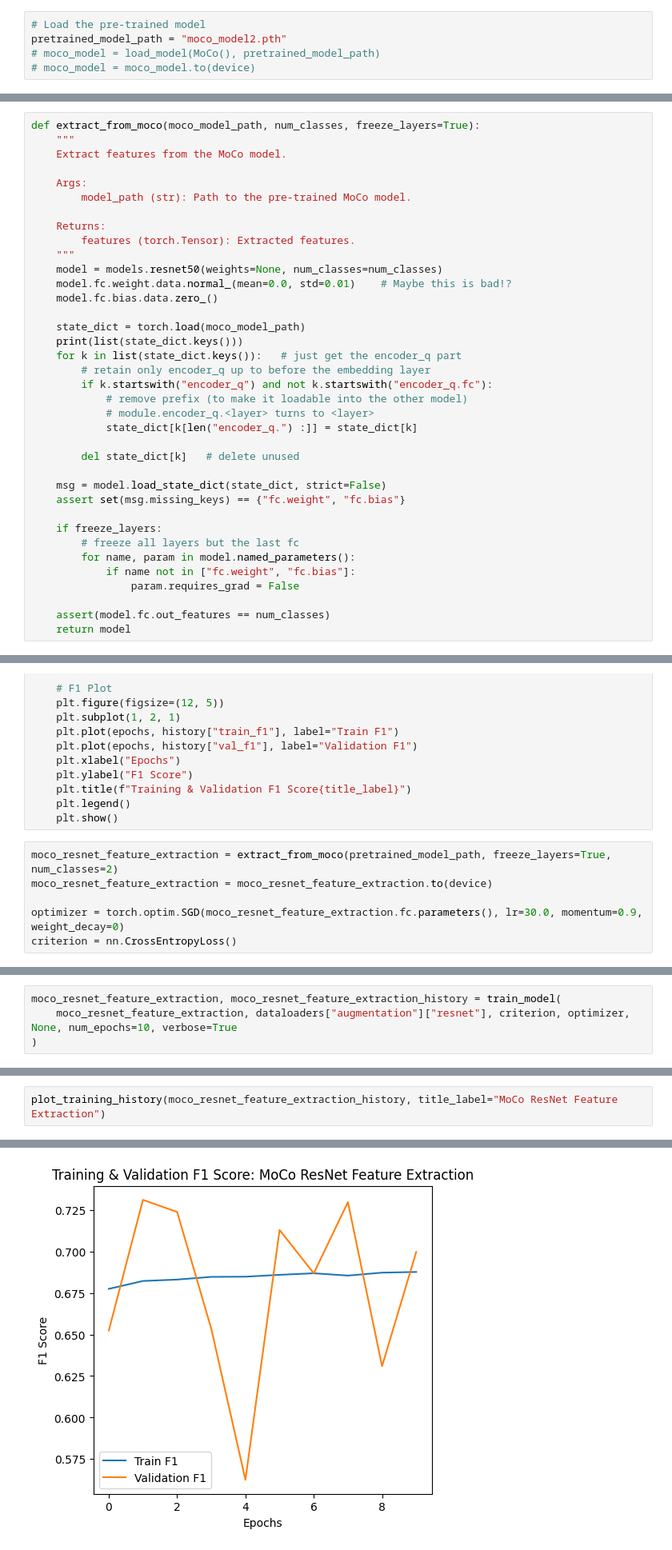
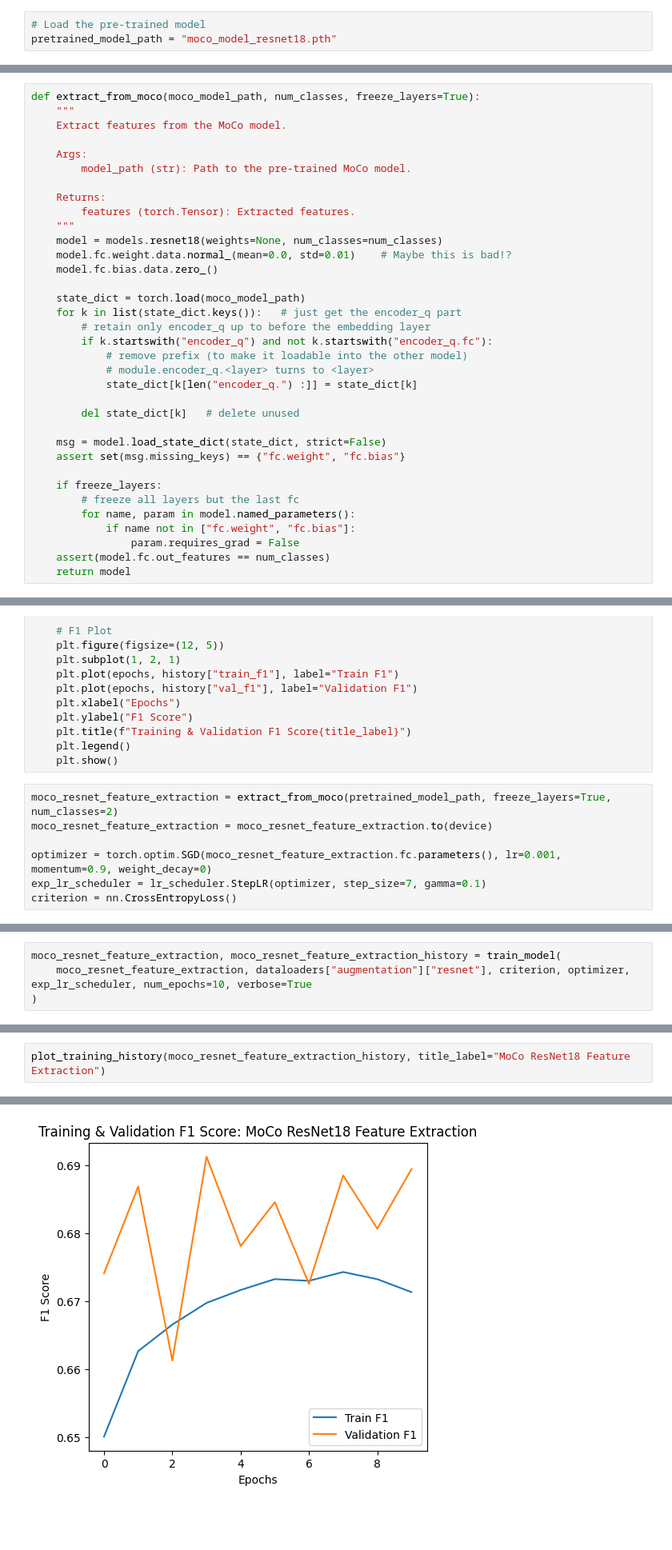
Before and after one commit to diogomonteiro05/deeplearning, a Jupyter notebook: ssl.ipynb, the cells around one changed output, grey strips where cells are left out. Shown at 80% size. Saved outputs shown, nothing was run; the diff lists cells and outputs as text; blank space fills up the shorter version.

```diff
--- a/ssl.ipynb
+++ b/ssl.ipynb
@@ -621,9 +631,7 @@ def load_model(model, path):
     return model
 # %%
 # Load the pre-trained model
-pretrained_model_path = "moco_model2.pth"
-# moco_model = load_model(MoCo(), pretrained_model_path)
-# moco_model = moco_model.to(device)
+pretrained_model_path = "moco_model_resnet18.pth"
 # %%
 # see results of a few images
 def show_results(model, dataloader, device):
@@ -655,12 +663,11 @@ def extract_from_moco(moco_model_path, num_classes, freeze_layers=True):
     Returns:
         features (torch.Tensor): Extracted features.
     """
-    model = models.resnet50(weights=None, num_classes=num_classes)
+    model = models.resnet18(weights=None, num_classes=num_classes)
     model.fc.weight.data.normal_(mean=0.0, std=0.01)    # Maybe this is bad!?
     model.fc.bias.data.zero_()
 
     state_dict = torch.load(moco_model_path)
-    print(list(state_dict.keys()))
     for k in list(state_dict.keys()):   # just get the encoder_q part
         # retain only encoder_q up to before the embedding layer
         if k.startswith("encoder_q") and not k.startswith("encoder_q.fc"):
@@ -678,7 +685,6 @@ def extract_from_moco(moco_model_path, num_classes, freeze_layers=True):
         for name, param in model.named_parameters():
             if name not in ["fc.weight", "fc.bias"]:
                 param.requires_grad = False
-
     assert(model.fc.out_features == num_classes)
     return model
 # %%
@@ -815,5 +820,6 @@ def plot_training_history(history, title_label=""):
 moco_resnet_feature_extraction = extract_from_moco(pretrained_model_path, freeze_layers=True, num_classes=2)
 moco_resnet_feature_extraction = moco_resnet_feature_extraction.to(device)
 
-optimizer = torch.optim.SGD(moco_resnet_feature_extraction.fc.parameters(), lr=30.0, momentum=0.9, weight_decay=0)
+optimizer = torch.optim.SGD(moco_resnet_feature_extraction.fc.parameters(), lr=0.001, momentum=0.9, weight_decay=0)
+exp_lr_scheduler = lr_scheduler.StepLR(optimizer, step_size=7, gamma=0.1)
 criterion = nn.CrossEntropyLoss()
@@ -824,5 +826,5 @@ criterion = nn.CrossEntropyLoss()
 # %%
 moco_resnet_feature_extraction, moco_resnet_feature_extraction_history = train_model(
-    moco_resnet_feature_extraction, dataloaders["augmentation"]["resnet"], criterion, optimizer, None, num_epochs=10, verbose=True
+    moco_resnet_feature_extraction, dataloaders["augmentation"]["resnet"], criterion, optimizer, exp_lr_scheduler, num_epochs=10, verbose=True
 )
 # %% [output]
@@ -846,3 +848,3 @@ Best val F1: 0.731054
 # %%
-plot_training_history(moco_resnet_feature_extraction_history, title_label="MoCo ResNet Feature Extraction")
+plot_training_history(moco_resnet_feature_extraction_history, title_label="MoCo ResNet18 Feature Extraction")
 # %% [output]
@@ -850,4 +852,4 @@ plot_training_history(moco_resnet_feature_extraction_history, title_label="MoCo
-[figure, old version]
+[figure, new version]
 # %%
 moco_resnet_feature_extraction_adam = extract_from_moco(pretrained_model_path, freeze_layers=True, num_classes=2)
 moco_resnet_feature_extraction_adam = moco_resnet_feature_extraction_adam.to(device)
```
Also changed, not shown: parts of 23 cells of this notebook, 17 other files.
